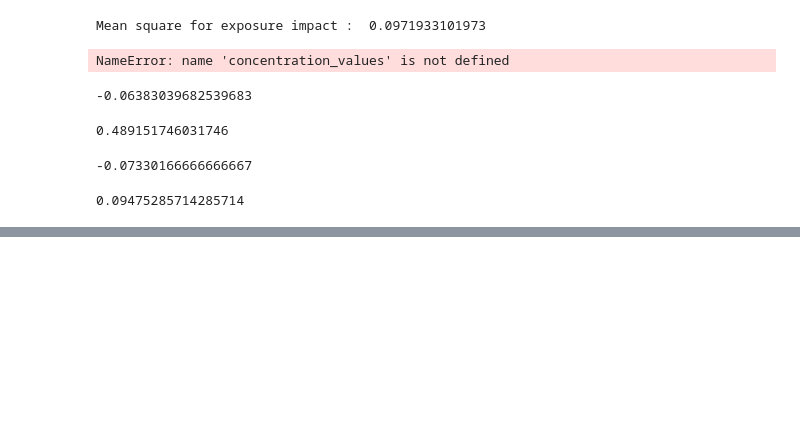
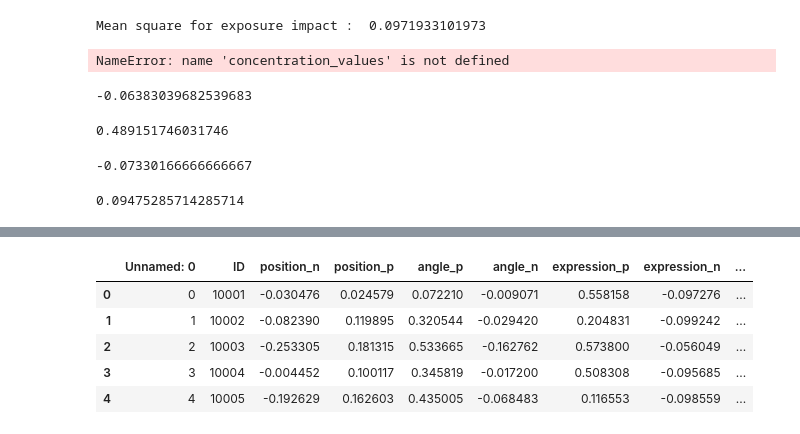
Before and after one commit to Sloubidou/portrait, a Jupyter notebook: exploring_work/features_position_impact.ipynb, the cells around one changed output, grey strips where cells are left out. Cells and saved outputs as stored; diff of their text form; code cells hidden in the pictures; blank space fills up the shorter version.

```diff
--- a/exploring_work/features_position_impact.ipynb
+++ b/exploring_work/features_position_impact.ipynb
@@ -375,0 +405,10 @@ list
+# %%
+essai2 = pd.read_csv('/home/slou/Documents/M2/semestre1/ML_project/essai_impact_test.csv')
+essai2.head()
+# %% [output]
+|  | Unnamed: 0 | ID | position_n | position_p | angle_p | angle_n | expression_p | expression_n | ... |
+| 0 | 0 | 10001 | -0.030476 | 0.024579 | 0.072210 | -0.009071 | 0.558158 | -0.097276 | ... |
+| 1 | 1 | 10002 | -0.082390 | 0.119895 | 0.320544 | -0.029420 | 0.204831 | -0.099242 | ... |
+| 2 | 2 | 10003 | -0.253305 | 0.181315 | 0.533665 | -0.162762 | 0.573800 | -0.056049 | ... |
+| 3 | 3 | 10004 | -0.004452 | 0.100117 | 0.345819 | -0.017200 | 0.508308 | -0.095685 | ... |
+| 4 | 4 | 10005 | -0.192629 | 0.162603 | 0.435005 | -0.068483 | 0.116553 | -0.098559 | ... |
```
Also changed, not shown: parts of 3 cells of this notebook, 4 other files.
